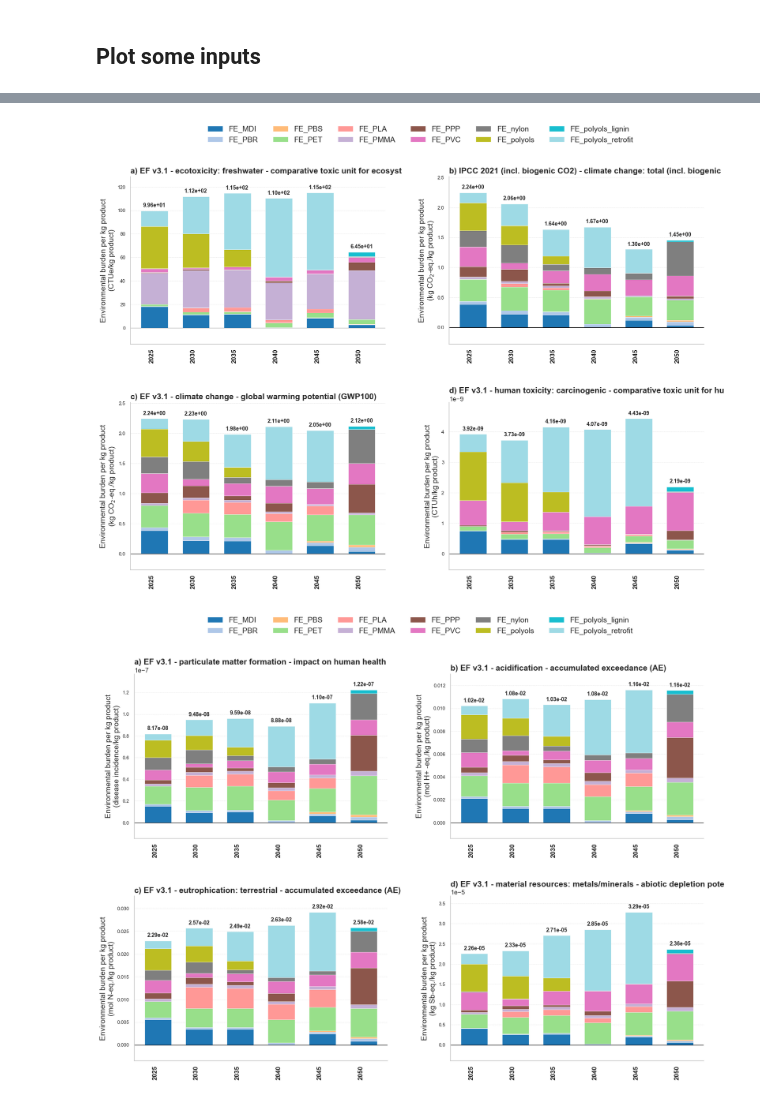
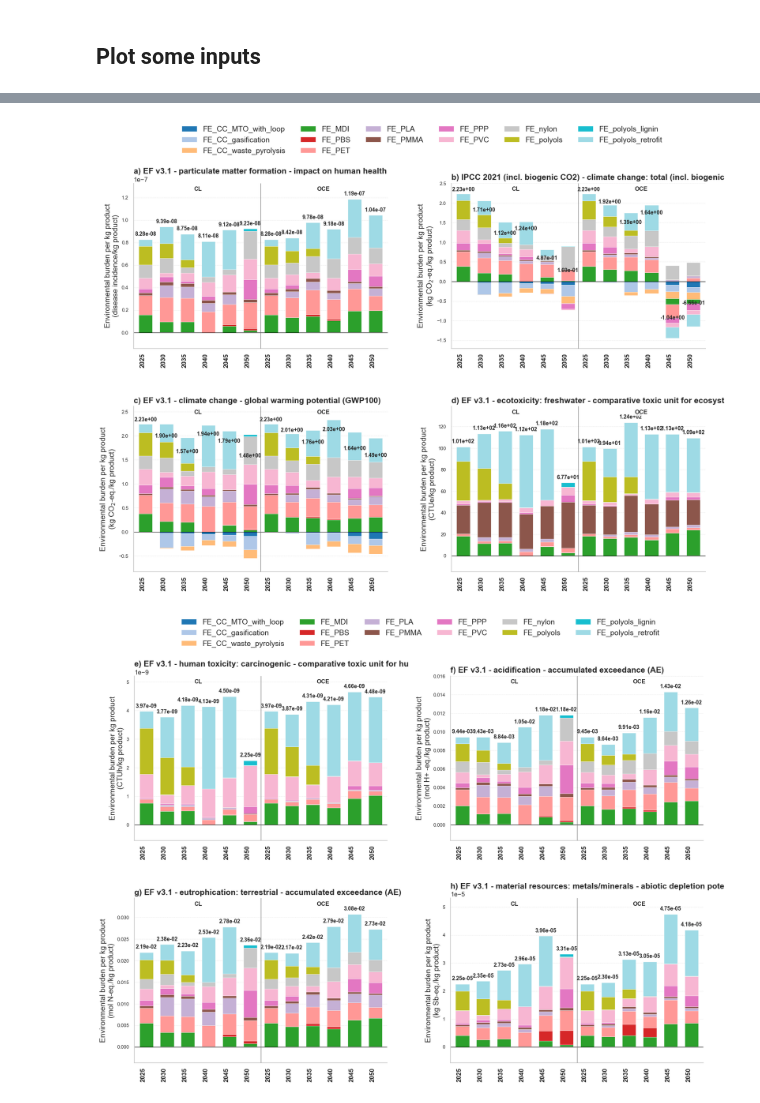
Before and after one commit to tomterlouw/lca_transience, a Jupyter notebook: 2_calc_impacts.ipynb, the cells around one changed output, grey strips where cells are left out. Saved outputs shown, nothing was run; the diff lists cells and outputs as text; code cells hidden in the pictures.

Commit message:
Larger update to consider both ITOM's CL and OCE scenarios

```diff
--- a/2_calc_impacts.ipynb
+++ b/2_calc_impacts.ipynb
@@ -1050,7 +1139,8 @@ Stored 1,152 individual plot-data rows for 16 impact categories.
 # %%
 variables = [
     v for v in p.scenarios.coords["variables"].values
-    if str(v).startswith("EXT - 3 - FE")
+    if str(v).startswith("EXT - 1 - FE")
+    and "FE_CC_" not in str(v)
 ]
 
 # Select all variables
@@ -1271,7 +1391,7 @@ def clean_for_mapping(s):
     return (
         str(s)
         .strip()
-        .replace("EXT - 3 - ", "")
+        .replace("EXT - 1 - ", "")
     )
 
 df = df.copy()
@@ -1400,10 +1520,7 @@ for fig_i, start in enumerate(range(0, len(impact_categories), max_subplots_per_
 
         df_pivot = df_pivot.sort_index(level=["scenario", "year"])
 
-        df_pivot.index = df_pivot.index.set_levels(
-            df_pivot.index.levels[1].to_series().replace(nice_names),
-            level="scenario",
-        )
+        df_pivot = df_pivot.rename(index=nice_names, level="scenario")
 
         valid_variables = [v for v in renamed_variables if v in df_pivot.columns]
 
@@ -1432,7 +1549,7 @@ for fig_i, start in enumerate(range(0, len(impact_categories), max_subplots_per_
                     fontweight="bold",
                 )
 
-        global_panel_i = panel_i
+        global_panel_i = start + panel_i
 
         ax.set_title(
             f"{string.ascii_lowercase[global_panel_i]}) {impact_category[:70]}",
@@ -1464,38 +1581,42 @@ for fig_i, start in enumerate(range(0, len(impact_categories), max_subplots_per_
         ax.spines["top"].set_visible(False)
         ax.spines["right"].set_visible(False)
 
-        y_min = min(0, df_pivot[valid_variables].min().min())
-        y_max = totals.max()
-        y_margin = 0.12 * max(abs(y_min), abs(y_max))
+        positive_stack = df_pivot[valid_variables].clip(lower=0).sum(axis=1)
+        negative_stack = df_pivot[valid_variables].clip(upper=0).sum(axis=1)
+        y_min = min(0, negative_stack.min())
+        y_max = max(0, positive_stack.max())
+        y_scale = max(abs(y_min), abs(y_max), 1e-12)
+        y_margin = 0.12 * y_scale
 
         ax.set_ylim(y_min - y_margin, y_max + y_margin)
+        add_scenario_block_labels(ax, df_pivot.index)
 
     for ax in axes[len(impact_chunk):]:
         ax.remove()
 
     handles, labels = axes[0].get_legend_handles_labels()
 
     fig.legend(
         handles,
         labels,
         loc="upper center",
         bbox_to_anchor=(0.53, 1.03),
         ncols=6,
         frameon=False,
         fontsize=14,
     )
 
     fig.tight_layout(rect=[0, 0, 1, 0.94])
     fig.subplots_adjust(hspace=0.35, wspace=0.25)
 
     plt.savefig(
         f"figs/impacts_per_kg_product_port_of_rotterdam_part_{fig_i}.png",
         dpi=300,
         bbox_inches="tight",
         pad_inches=0.2,
     )
 
     plt.show()
 # %% [output]
-[figure, old version]
+[figure, new version]
-[figure, old version]
+[figure, new version]
```
Also changed, not shown: parts of 17 cells of this notebook, 27 other files.
